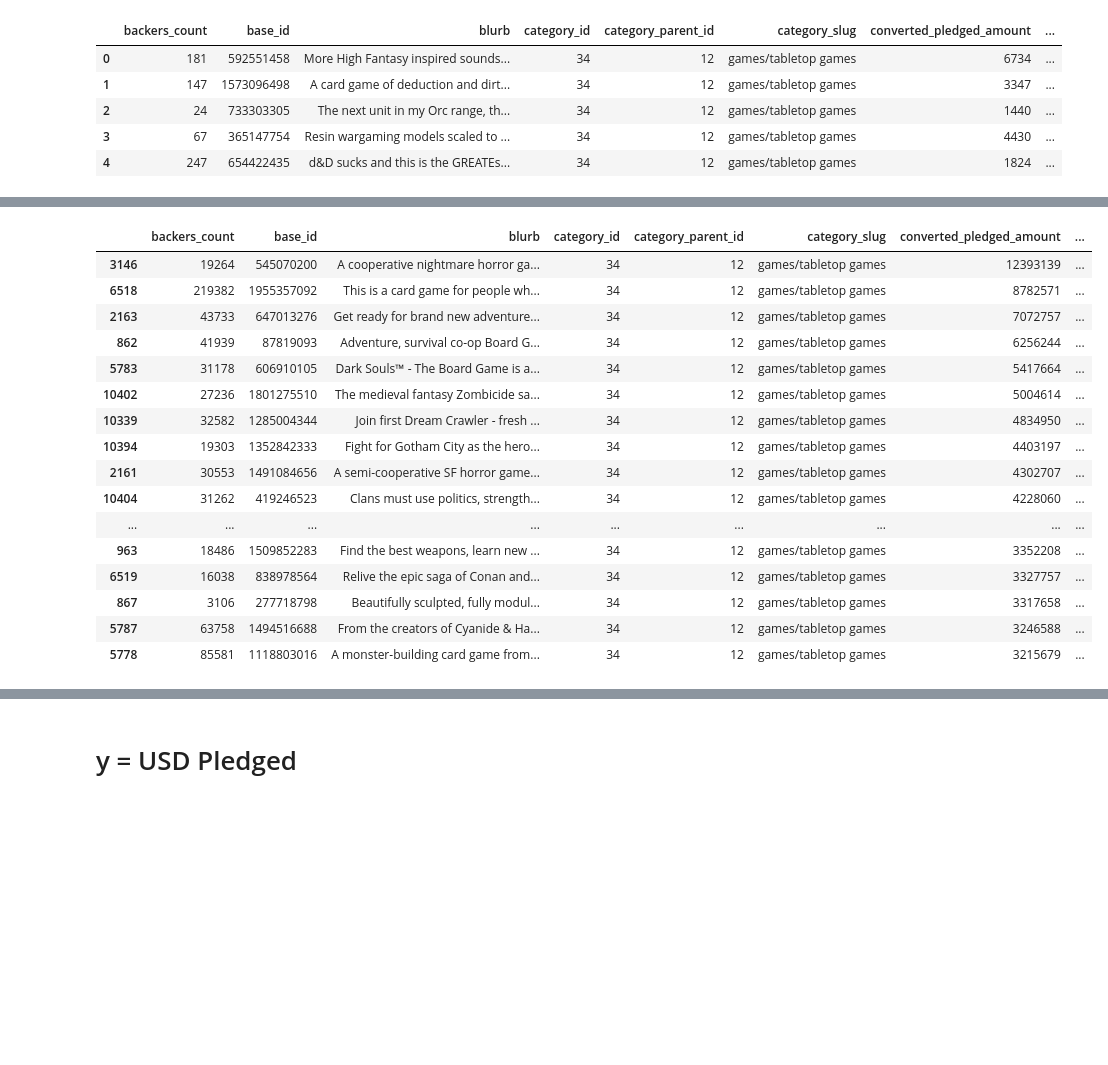
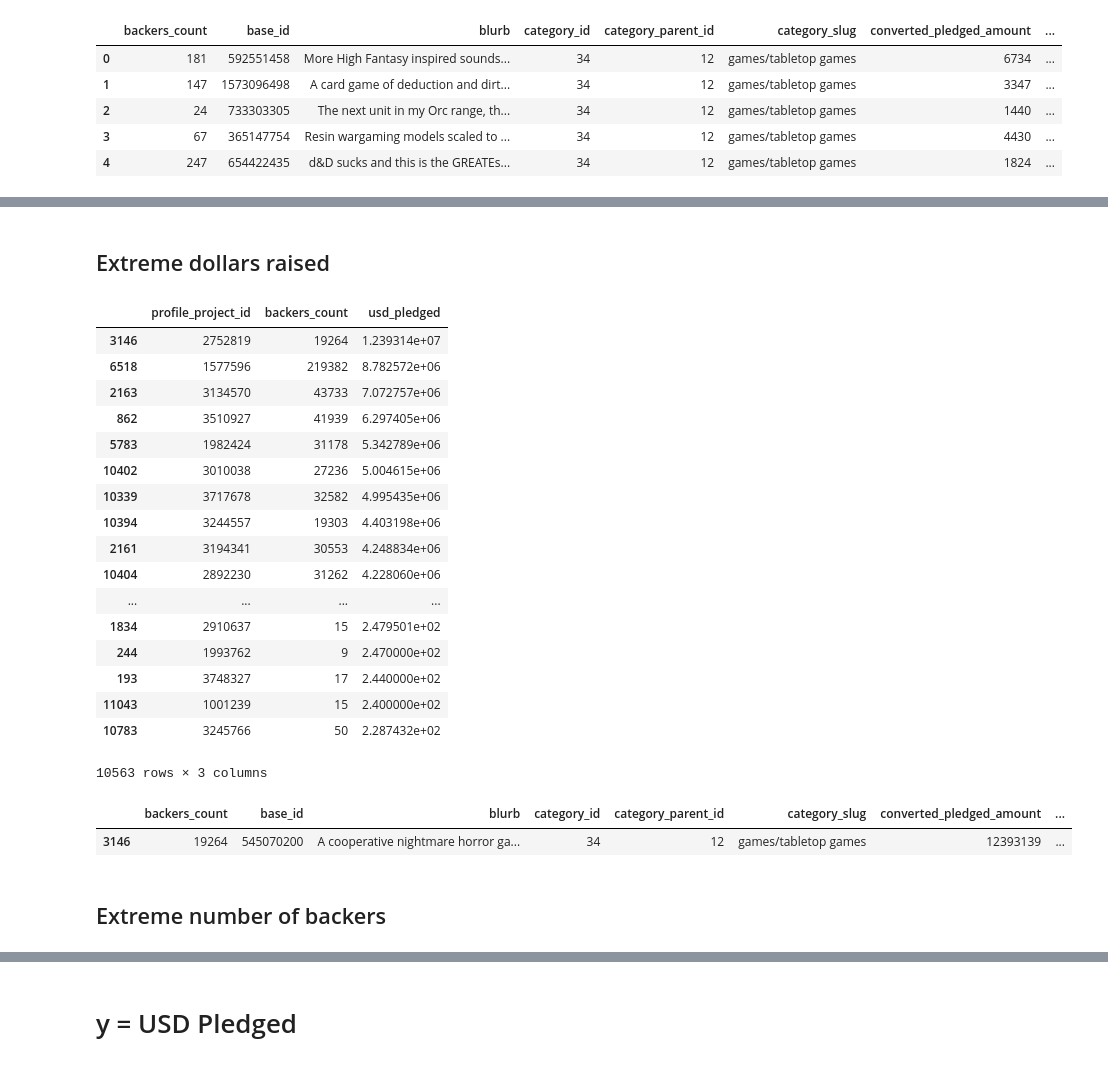
Before and after one commit to kkogan/Predicting-Kickstarter-Funding, a Jupyter notebook: src/analysis.ipynb, the cells around one changed output, grey strips where cells are left out. Cells and saved outputs as stored; diff of their text form; code cells hidden in the pictures; blank space fills up the shorter version.

```diff
--- a/src/analysis.ipynb
+++ b/src/analysis.ipynb
@@ -17,4 +22,10 @@ from sklearn.model_selection import train_test_split
 import seaborn as sns
+# %%
+%matplotlib inline
+
+pd.set_option('display.max_columns', 500)
+pd.set_option('display.max_rows', 500)
+sns.set()
 # %% [markdown]
 # Steps
 - Examine and explore the data
@@ -37,5 +106,5 @@ sns.set()
 # %%
-df = pd.read_pickle('/Users/kirill.kogan/Documents/data/metis_p02_kickstarter/pickles/kickstarter_cat_34.pkl')
+df = pd.read_pickle('../resources/pickles/kickstarter_cat_34.pkl')
 # %%
 df.info()
 # %% [output]
@@ -101,0 +179,7 @@ df.head()
+# %%
+ks_df = df[[
+    'profile_project_id',
+    'backers_count',
+    'usd_pledged'
+   ]].dropna()
+ks_df.sample(20)
@@ -102,20 +227,30 @@ df.head()
+# %% [markdown]
+## Extreme dollars raised
 # %%
-df.sort_values(by='usd_pledged', ascending=False).head(20)
+ks_df.sort_values('usd_pledged', ascending=False)
 # %% [output]
-|  | backers_count | base_id | blurb | category_id | category_parent_id | category_slug | converted_pledged_amount | ... |
-| 3146 | 19264 | 545070200 | A cooperative nightmare horror ga... | 34 | 12 | games/tabletop games | 12393139 | ... |
-| 6518 | 219382 | 1955357092 | This is a card game for people wh... | 34 | 12 | games/tabletop games | 8782571 | ... |
-| 2163 | 43733 | 647013276 | Get ready for brand new adventure... | 34 | 12 | games/tabletop games | 7072757 | ... |
-| 862 | 41939 | 87819093 | Adventure, survival co-op Board G... | 34 | 12 | games/tabletop games | 6256244 | ... |
-| 5783 | 31178 | 606910105 | Dark Souls™ - The Board Game is a... | 34 | 12 | games/tabletop games | 5417664 | ... |
-| 10402 | 27236 | 1801275510 | The medieval fantasy Zombicide sa... | 34 | 12 | games/tabletop games | 5004614 | ... |
-| 10339 | 32582 | 1285004344 | Join first Dream Crawler - fresh ... | 34 | 12 | games/tabletop games | 4834950 | ... |
-| 10394 | 19303 | 1352842333 | Fight for Gotham City as the hero... | 34 | 12 | games/tabletop games | 4403197 | ... |
-| 2161 | 30553 | 1491084656 | A semi-cooperative SF horror game... | 34 | 12 | games/tabletop games | 4302707 | ... |
-| 10404 | 31262 | 419246523 | Clans must use politics, strength... | 34 | 12 | games/tabletop games | 4228060 | ... |
-| ... | ... | ... | ... | ... | ... | ... | ... | ... |
-| 963 | 18486 | 1509852283 | Find the best weapons, learn new ... | 34 | 12 | games/tabletop games | 3352208 | ... |
-| 6519 | 16038 | 838978564 | Relive the epic saga of Conan and... | 34 | 12 | games/tabletop games | 3327757 | ... |
-| 867 | 3106 | 277718798 | Beautifully sculpted, fully modul... | 34 | 12 | games/tabletop games | 3317658 | ... |
-| 5787 | 63758 | 1494516688 | From the creators of Cyanide & Ha... | 34 | 12 | games/tabletop games | 3246588 | ... |
-| 5778 | 85581 | 1118803016 | A monster-building card game from... | 34 | 12 | games/tabletop games | 3215679 | ... |
+|  | profile_project_id | backers_count | usd_pledged |
+| 3146 | 2752819 | 19264 | 1.239314e+07 |
+| 6518 | 1577596 | 219382 | 8.782572e+06 |
+| 2163 | 3134570 | 43733 | 7.072757e+06 |
+| 862 | 3510927 | 41939 | 6.297405e+06 |
+| 5783 | 1982424 | 31178 | 5.342789e+06 |
+| 10402 | 3010038 | 27236 | 5.004615e+06 |
+| 10339 | 3717678 | 32582 | 4.995435e+06 |
+| 10394 | 3244557 | 19303 | 4.403198e+06 |
+| 2161 | 3194341 | 30553 | 4.248834e+06 |
+| 10404 | 2892230 | 31262 | 4.228060e+06 |
+| ... | ... | ... | ... |
+| 1834 | 2910637 | 15 | 2.479501e+02 |
+| 244 | 1993762 | 9 | 2.470000e+02 |
+| 193 | 3748327 | 17 | 2.440000e+02 |
+| 11043 | 1001239 | 15 | 2.400000e+02 |
+| 10783 | 3245766 | 50 | 2.287432e+02 |
+10563 rows × 3 columns
+# %%
+df.loc[df['profile_project_id']==2752819]
+# %% [output]
+|  | backers_count | base_id | blurb | category_id | category_parent_id | category_slug | converted_pledged_amount | ... |
+| 3146 | 19264 | 545070200 | A cooperative nightmare horror ga... | 34 | 12 | games/tabletop games | 12393139 | ... |
+# %% [markdown]
+## Extreme number of backers
```
Also changed, not shown: parts of 65 cells of this notebook.
